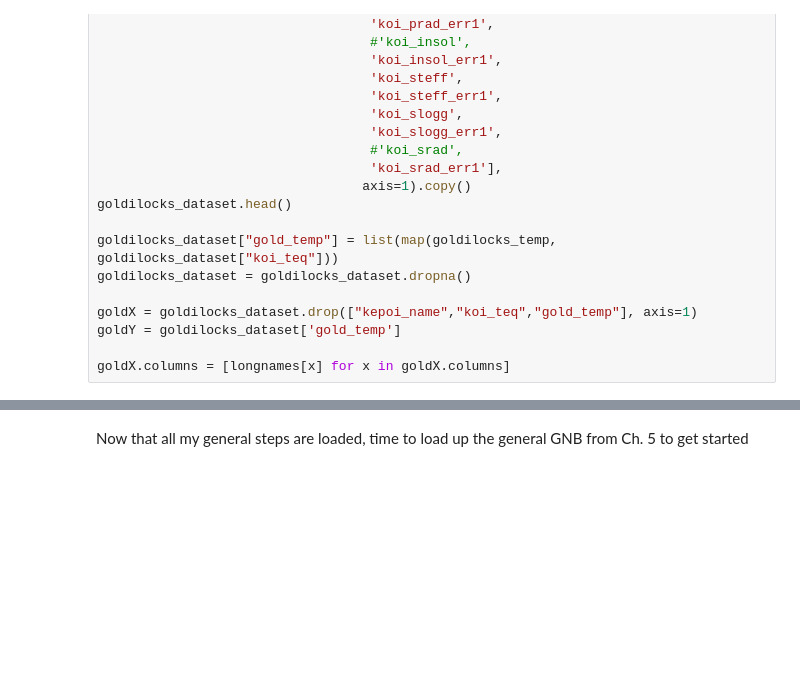
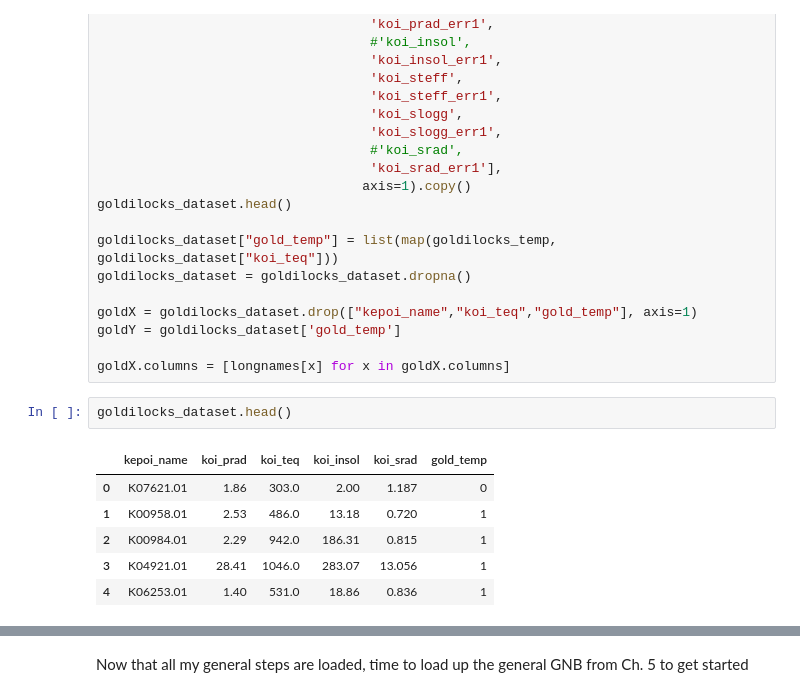
Before and after one commit to jdowzell/Thesis, a Jupyter notebook: 20190705 - Gaussian Naive-Bayes.ipynb, the cells around one changed output, grey strips where cells are left out. Saved outputs shown, nothing was run; the diff lists cells and outputs as text; blank space fills up the shorter version.

```diff
--- a/20190705 - Gaussian Naive-Bayes.ipynb
+++ b/20190705 - Gaussian Naive-Bayes.ipynb
@@ -61,3 +61,12 @@ goldX = goldilocks_dataset.drop(["kepoi_name","koi_teq","gold_temp"], axis=1)
 goldY = goldilocks_dataset['gold_temp']
 
 goldX.columns = [longnames[x] for x in goldX.columns]
+# %%
+goldilocks_dataset.head()
+# %% [output]
+|  | kepoi_name | koi_prad | koi_teq | koi_insol | koi_srad | gold_temp |
+| 0 | K07621.01 | 1.86 | 303.0 | 2.00 | 1.187 | 0 |
+| 1 | K00958.01 | 2.53 | 486.0 | 13.18 | 0.720 | 1 |
+| 2 | K00984.01 | 2.29 | 942.0 | 186.31 | 0.815 | 1 |
+| 3 | K04921.01 | 28.41 | 1046.0 | 283.07 | 13.056 | 1 |
+| 4 | K06253.01 | 1.40 | 531.0 | 18.86 | 0.836 | 1 |
```
Also changed, not shown: parts of 16 cells of this notebook, 2 other files.
